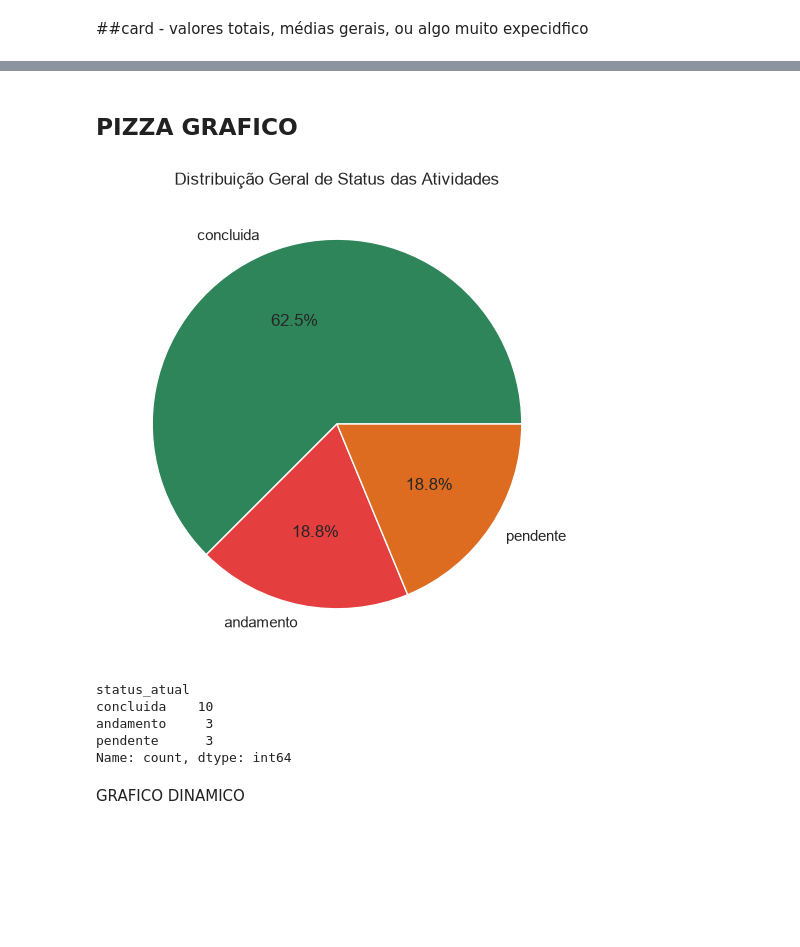
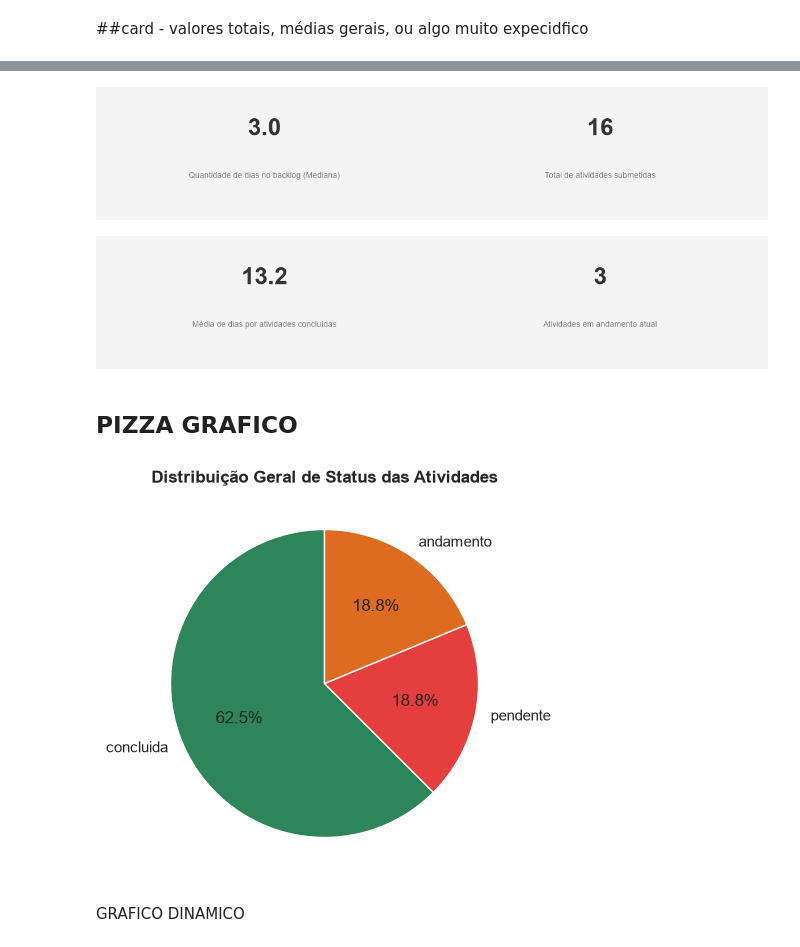
Before and after one commit to JeanCCavalcante/Projeto-Final-Formacao-Full-Stack-, a Jupyter notebook: data_analysis/notebooks/analise_unificada.ipynb, the cells around one changed output, grey strips where cells are left out. Cells and saved outputs as stored; diff of their text form; code cells hidden in the pictures; blank space fills up the shorter version.

```diff
--- a/data_analysis/notebooks/analise_unificada.ipynb
+++ b/data_analysis/notebooks/analise_unificada.ipynb
@@ -9,6 +9,7 @@ import plotly.graph_objects as go
 from plotly.subplots import make_subplots
 import plotly.figure_factory as ff
 
+sns.set_theme(style="whitegrid")
 
 collection_users, collection_tasks = connect_to_mongo()
 tabela_users = pd.DataFrame(list(collection_users.find()))
@@ -515,26 +441,64 @@ tempo médio(em dias) da conclusão é:13.2
+# %%
+totalatividades = mentorada['status_atual'].count()
+medianaconclusao = mentorada['tempo_no_backlog'].median()
+mediaconclusao = mentorada[mentorada['status_atual'] == 'concluida']['duracao_em_dias'].mean().round(1)
+TotalAtvAndamento = len(mentorada[mentorada['status_atual'] == 'andamento'])
+
+# Plotagem dos Cards 1 e 2 (Backlog e Total)
+fig, axes = plt.subplots(1, 2, figsize=(12, 2.5))
+fig.patch.set_facecolor('#f4f4f4')
+
+for ax, valor, texto in zip(axes, [medianaconclusao, totalatividades],
+                             ['Quantidade de dias no backlog (Mediana)', 'Total de atividades submetidas']):
+    ax.patch.set_facecolor('#f4f4f4')
+    for spine in ax.spines.values(): spine.set_visible(False)
+    ax.xaxis.set_visible(False)
+    ax.yaxis.set_visible(False)
+    ax.text(0.5, 0.65, str(valor), fontsize=30, fontweight='bold', ha='center', color='#333333', transform=ax.transAxes)
+    ax.text(0.5, 0.30, texto, fontsize=10, ha='center', color='#777777', transform=ax.transAxes)
+
+plt.tight_layout()
+plt.show()
+
+# Plotagem dos Cards 3 e 4 (Tempo Médio de Entrega e WIP)
+fig, axes = plt.subplots(1, 2, figsize=(12, 2.5))
+fig.patch.set_facecolor('#f4f4f4')
+
+for ax, valor, texto in zip(axes, [mediaconclusao, TotalAtvAndamento],
+                             ['Média de dias por atividades concluídas', 'Atividades em andamento atual']):
+    ax.patch.set_facecolor('#f4f4f4')
+    for spine in ax.spines.values(): spine.set_visible(False)
+    ax.xaxis.set_visible(False)
+    ax.yaxis.set_visible(False)
+    ax.text(0.5, 0.65, str(valor), fontsize=30, fontweight='bold', ha='center', color='#333333', transform=ax.transAxes)
+    ax.text(0.5, 0.30, texto, fontsize=10, ha='center', color='#777777', transform=ax.transAxes)
+
+plt.tight_layout()
+plt.show()
+# %% [output]
+[figure, added]
+[figure, added]
 # %% [markdown]
 ## PIZZA GRAFICO
 # %%
 
-status_andamento = mentorada['status_atual'].value_counts(normalize=True) * 100
+status_andamento = mentorada['status_atual'].value_counts()
+
+cores_status = {
+    'concluida': '#2f855a',  # Verde
+    'andamento': '#dd6b20',  # Laranja
+    'pendente': '#e53e3e'   # Vermelho
+}
+lista_cores = [cores_status[status] for status in status_andamento.index]
 
 
-
-status_andamento = mentorada['status_atual'].value_counts()
-plt.figure(figsize=(6,6))
-plt.pie(status_andamento, labels=status_andamento.index, autopct='%1.1f%%', colors=['#2f855a', '#e53e3e', '#dd6b20'])
-plt.title('Distribuição Geral de Status das Atividades')
+plt.figure(figsize=(5, 5))
+plt.pie(status_andamento, labels=status_andamento.index, autopct='%1.1f%%', colors=lista_cores, startangle=90)
+plt.title('Distribuição Geral de Status das Atividades', fontsize=12, fontweight='bold')
 plt.savefig('grafico_status.png', transparent=True)
-
 plt.show()
-print(status_andamento)
 # %% [output]
-[figure, old version]
+[figure, new version]
-status_atual
-concluida    10
-andamento     3
-pendente      3
-Name: count, dtype: int64
 # %% [markdown]
 GRAFICO DINAMICO
 # %%
```
Also changed, not shown: parts of 19 cells of this notebook, 2 other files.
